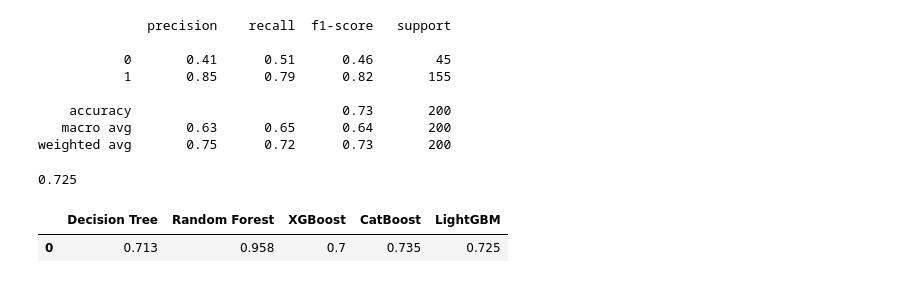
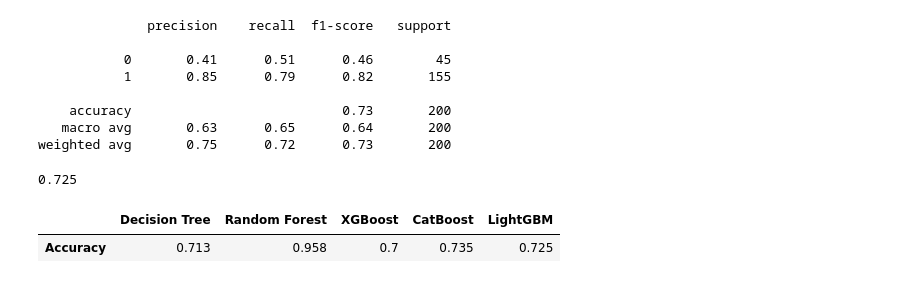
Before and after one commit to DawdlingDaedalus/mec-mini-projects, a Jupyter notebook: mec-13.5.1-tree-based-algorithms-mini-project/Mini_Project_Tree-Based_Algorithms.ipynb, the cells around one changed output. Drawn from its saved outputs; the diff is of its cells as text; code cells hidden in the pictures.

```diff
--- a/mec-13.5.1-tree-based-algorithms-mini-project/Mini_Project_Tree-Based_Algorithms.ipynb
+++ b/mec-13.5.1-tree-based-algorithms-mini-project/Mini_Project_Tree-Based_Algorithms.ipynb
@@ -1062,8 +1062,8 @@ models_dict = {"Decision Tree": dt_acc,
                "LightGBM": lgbm_acc}
 # %%
 # Table of our 5 models' accuracies
-df_models = pd.DataFrame(data=models_dict, index=[0])
+df_models = pd.DataFrame(data=models_dict, index=['Accuracy'])
 df_models
 # %% [output]
 |  | Decision Tree | Random Forest | XGBoost | CatBoost | LightGBM |
-| 0 | 0.713 | 0.958 | 0.7 | 0.735 | 0.725 |
+| Accuracy | 0.713 | 0.958 | 0.7 | 0.735 | 0.725 |
```
Also changed, not shown: parts of 1 cell of this notebook.
